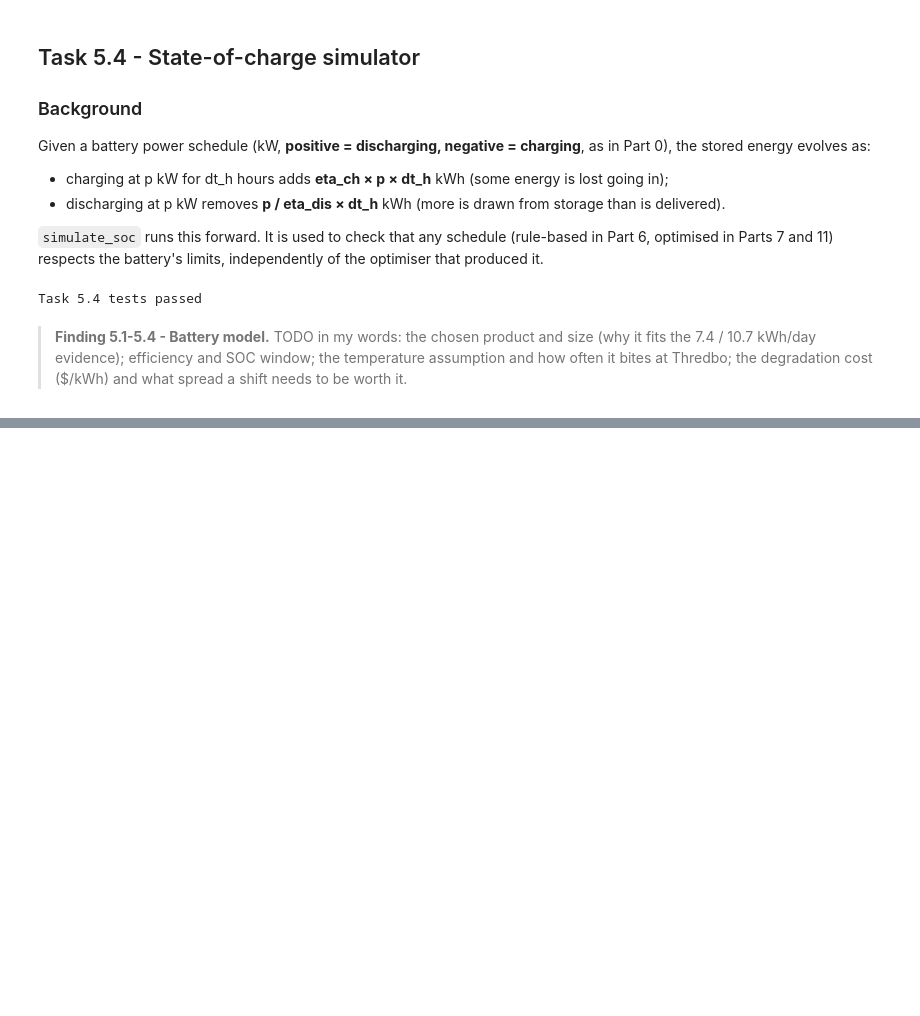
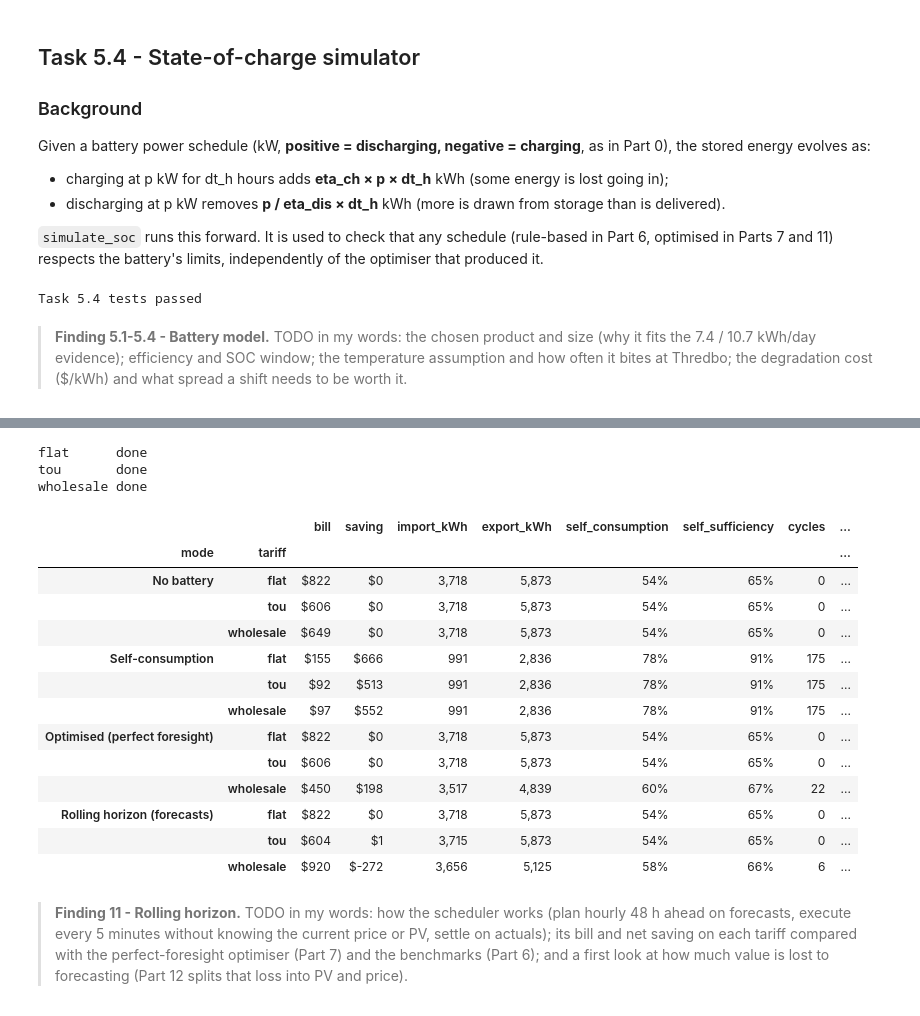
Before and after one commit to 7ayatibp/SOLA, a Jupyter notebook: SOLA4237_Assignment2.ipynb, the cells around one changed output, grey strips where cells are left out. Cells and saved outputs as stored; diff of their text form; code cells hidden in the pictures; blank space fills up the shorter version.

Commit message:
Parts 6-12 complete: benchmarks, optimiser, sizing, forecasts, rolling horizon, ablation

```diff
--- a/SOLA4237_Assignment2.ipynb
+++ b/SOLA4237_Assignment2.ipynb
@@ -1548,0 +1775,4 @@ Task 5.4 tests passed
+# %%
+ALLOW_GRID_CHARGING  = True    # TODO (decision): justify in Finding 7
+ALLOW_BATTERY_EXPORT = True    # TODO (decision)
+USE_DEGRADATION_COST = True    # TODO (decision)
@@ -1548,0 +2258,14 @@ Task 5.4 tests passed
+# %%
+# Score against the commercial forecast (= Year 2 'actual' PV), daylight only, excluding gap-filled weather
+score_rows = y2 & (dfc.irr_Wm2 > 0) & ~dfc.irr_filled & ~dfc.temp_filled
+actual = dfc.loc[score_rows, "pv_comm_kW"]
+cands = {"Fitted model (Task 9.1)": PV_FORECAST[score_rows], "Physics baseline": physics_pv(dfc.loc[score_rows, "irr_Wm2"], dfc.loc[score_rows, "temp_C"])}
+rows = {}
+for name, f in cands.items():
+    rows[(name, "5-min")] = forecast_errors(f, actual, PV_KWP_EST)
+    rows[(name, "hourly")] = forecast_errors(f.resample("h").mean().dropna(), actual.resample("h").mean().dropna(), PV_KWP_EST)
+# in-sample check on Year 1 (fitted model vs measured PV)
+f1 = predict_pv(dfc.loc[train, "irr_Wm2"], dfc.loc[train, "temp_C"], PV_COEF)
+rows[("Fitted model, Year 1 in-sample (vs measured)", "5-min")] = forecast_errors(f1[dfc.loc[train, "irr_Wm2"] > 0], dfc.loc[train & (dfc.irr_Wm2 > 0), "pv_meas_kW"], PV_KWP_EST)
+pv_scores = pd.DataFrame(rows).T
+pv_scores.style.format({"MAE": "{:.3f} kW", "RMSE": "{:.3f} kW", "nRMSE": "{:.1%}", "MBE": "{:+.3f} kW"})
@@ -1548,0 +2392,2 @@ Task 5.4 tests passed
+# %%
+PRICE_METHOD = profile_median_forecast    # TODO (decision): the method with the lower error above; used by Part 11
@@ -1548,0 +2501,57 @@ Task 5.4 tests passed
+# %%
+RERUN_ROLLING = False
+ROLL_DIR = PRICE_DIR / "results"
+
+def tariff_forecasters(t: str, price_method=None):
+    """(import, export) forecast functions for tariff t. price_method=None means perfect price foresight."""
+    if t != "wholesale" or price_method is None:
+        return (lambda tau, w: prices.loc[w, f"{t}_imp"]), (lambda tau, w: prices.loc[w, f"{t}_exp"])
+    def fc(tau, w):
+        return wholesale_retail_price(price_method(spot_all, tau, w))
+    return (lambda tau, w: fc(tau, w)["import_kWh"]), (lambda tau, w: fc(tau, w)["export_kWh"])
+
+def run_rolling(t: str, pv_fc: pd.Series, price_method, tag: str) -> pd.DataFrame:
+    """Run (or load from cache) one rolling-horizon year for tariff t."""
+    f = ROLL_DIR / f"rolling_{tag}_{t}.csv"
+    if f.exists() and not RERUN_ROLLING:
+        return pd.read_csv(f, index_col=0, parse_dates=True)
+    imp_fn, exp_fn = tariff_forecasters(t, price_method)
+    out = rolling_horizon(load2, pv2, pv_fc, prices[f"{t}_imp"], prices[f"{t}_exp"], imp_fn, exp_fn, temp2, BATTERY,
+                          deg_cost=DEG_COST, **switches)
+    f.parent.mkdir(parents=True, exist_ok=True); out.to_csv(f)
+    return out
+
+def settle(t: str, run: pd.DataFrame, label: str):
+    fee = VPP_FEE_PER_MONTH if t == "wholesale" else 0.0
+    results[(label, t)] = dict(bill=annual_bill(run.grid_kW, prices[f"{t}_imp"], prices[f"{t}_exp"], fee_per_month=fee),
+                               **site_metrics(load2, pv2 - run.curtail_kW, run.grid_kW, run.batt_kW))
+
+roll = {}
+for t in TARIFFS:
+    roll[t] = run_rolling(t, PV_FORECAST, PRICE_METHOD, "forecast")
+    settle(t, roll[t], "Rolling horizon (forecasts)")
+    print(f"{t:9s} done")
+tab11 = with_wear(results_table(results), degradation_cost_per_kwh(BATTERY))
+tab11.style.format({"bill": "${:,.0f}", "saving": "${:,.0f}", "wear": "${:,.0f}", "bill_plus_wear": "${:,.0f}",
+                    "net_saving": "${:,.0f}", "import_kWh": "{:,.0f}", "export_kWh": "{:,.0f}",
+                    "self_consumption": "{:.0%}", "self_sufficiency": "{:.0%}", "cycles": "{:.0f}"})
+# %% [output]
+flat      done
+tou       done
+wholesale done
+|  |  | bill | saving | import_kWh | export_kWh | self_consumption | self_sufficiency | cycles | ... |
+| mode | tariff |  |  |  |  |  |  |  | ... |
+| No battery | flat | $822 | $0 | 3,718 | 5,873 | 54% | 65% | 0 | ... |
+|  | tou | $606 | $0 | 3,718 | 5,873 | 54% | 65% | 0 | ... |
+|  | wholesale | $649 | $0 | 3,718 | 5,873 | 54% | 65% | 0 | ... |
+| Self-consumption | flat | $155 | $666 | 991 | 2,836 | 78% | 91% | 175 | ... |
+|  | tou | $92 | $513 | 991 | 2,836 | 78% | 91% | 175 | ... |
+|  | wholesale | $97 | $552 | 991 | 2,836 | 78% | 91% | 175 | ... |
+| Optimised (perfect foresight) | flat | $822 | $0 | 3,718 | 5,873 | 54% | 65% | 0 | ... |
+|  | tou | $606 | $0 | 3,718 | 5,873 | 54% | 65% | 0 | ... |
+|  | wholesale | $450 | $198 | 3,517 | 4,839 | 60% | 67% | 22 | ... |
+| Rolling horizon (forecasts) | flat | $822 | $0 | 3,718 | 5,873 | 54% | 65% | 0 | ... |
+|  | tou | $604 | $1 | 3,715 | 5,873 | 54% | 65% | 0 | ... |
+|  | wholesale | $920 | $-272 | 3,656 | 5,125 | 58% | 66% | 6 | ... |
+# %% [markdown]
+> **Finding 11 - Rolling horizon.** TODO in my words: how the scheduler works (plan hourly 48 h ahead on forecasts, execute every 5 minutes without knowing the current price or PV, settle on actuals); its bill and net saving on each tariff compared with the perfect-foresight optimiser (Part 7) and the benchmarks (Part 6); and a first look at how much value is lost to forecasting (Part 12 splits that loss into PV and price).
```
Also changed, not shown: parts of 62 cells of this notebook, 10 other files.
